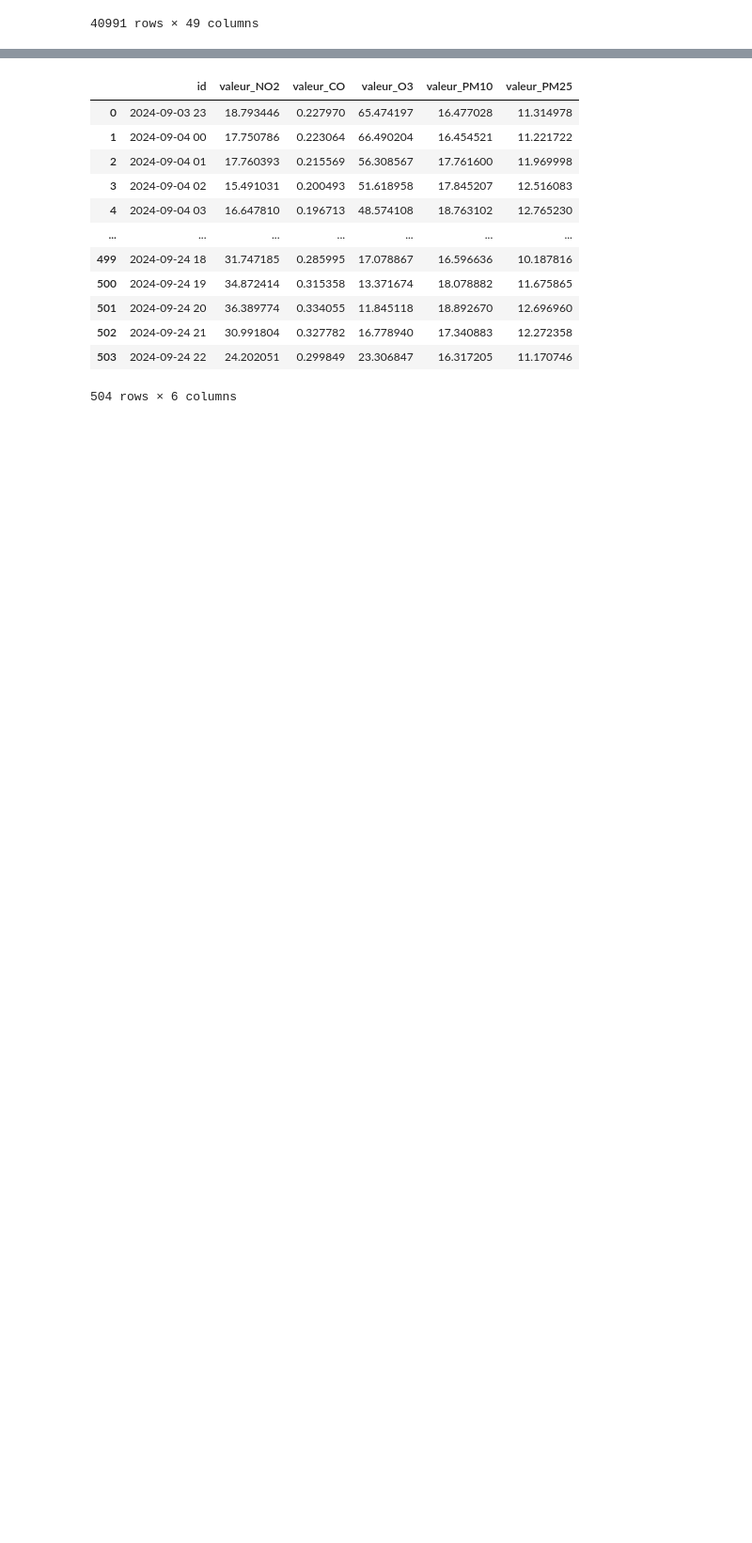
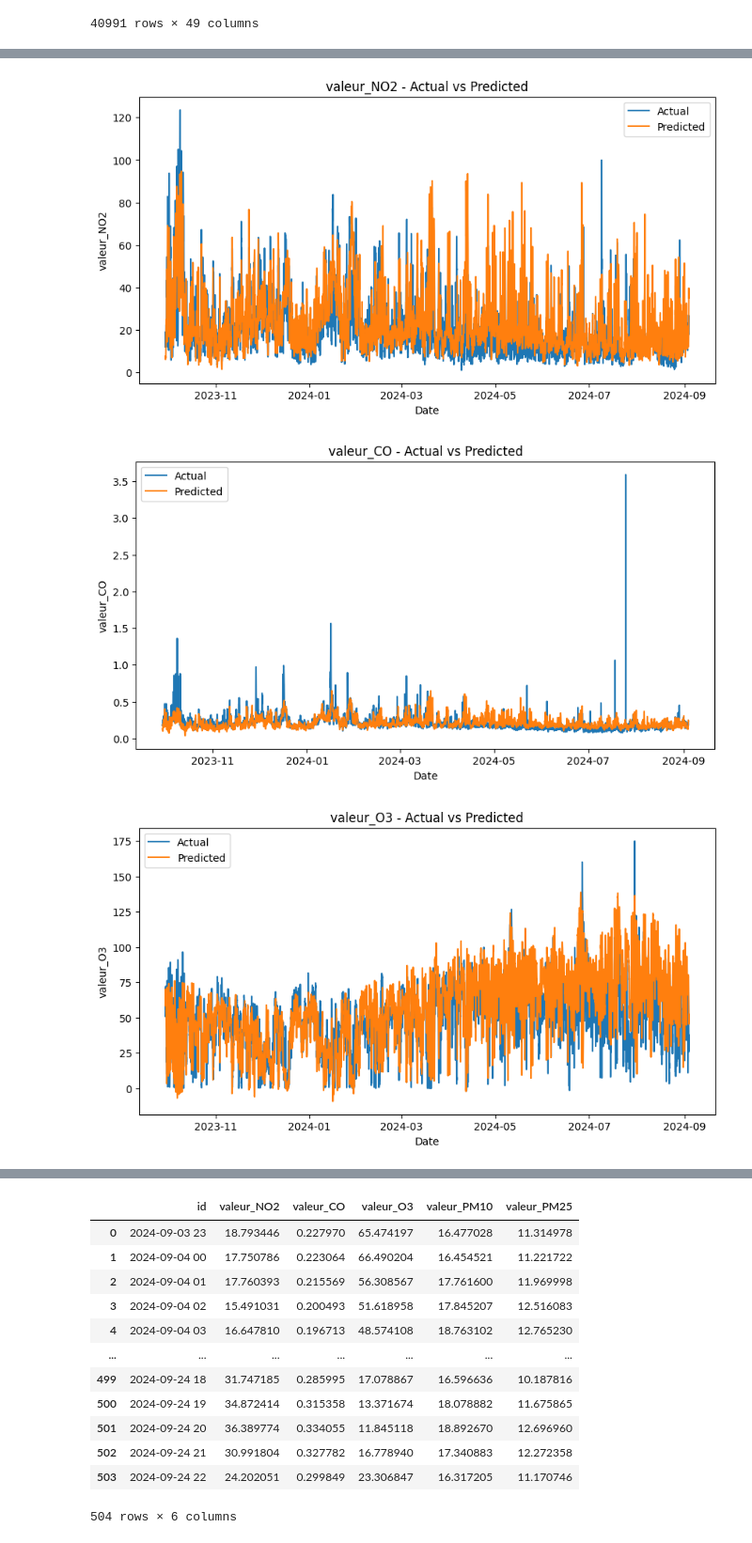
Before and after one commit to dorabijvoet/kaggle_air_quality_capgemini, a Jupyter notebook: notebooks/modeling_2.ipynb, the cells around one changed output, grey strips where cells are left out. Shown at 94% size. Saved outputs shown, nothing was run; the diff lists cells and outputs as text; code cells hidden in the pictures; blank space fills up the shorter version.

```diff
--- a/notebooks/modeling_2.ipynb
+++ b/notebooks/modeling_2.ipynb
@@ -232,0 +241,2 @@ for i, col in enumerate(target_columns):
+# %%
+feature_df = df.drop(columns=target_columns)
@@ -232,0 +389,12 @@ for i, col in enumerate(target_columns):
+# %%
+# Evaluation
+model.eval()
+test_loss = 0
+with torch.no_grad():
+    for x_batch, y_batch in test_loader:
+        x_batch, y_batch = x_batch.to("cuda"), y_batch.to("cuda")
+        outputs = model(x_batch)
+        loss = criterion(outputs, y_batch)
+        test_loss += loss.item() * x_batch.size(0)
+    test_loss /= len(test_loader.dataset)
+    print(f"Test Loss: {test_loss:.4f}")
@@ -232,0 +403,17 @@ for i, col in enumerate(target_columns):
+# %%
+# Example of making predictions (e.g., on test data)
+with torch.no_grad():
+    predictions = []
+    actuals = []
+    for x_batch, y_batch in test_loader:
+        x_batch = x_batch.to("cuda")
+        outputs = model(x_batch)
+        predictions.append(outputs.cpu().numpy())
+        actuals.append(y_batch.numpy())
+
+    predictions = np.concatenate(predictions, axis=0)
+    actuals = np.concatenate(actuals, axis=0)
+
+# Reverse the scaling for better interpretability if needed
+predictions = scaler_targets.inverse_transform(predictions)
+actuals = scaler_targets.inverse_transform(actuals)
@@ -232,0 +448,17 @@ for i, col in enumerate(target_columns):
+# %%
+# Extract the dates for the test dataset
+test_dates = df["date"].iloc[train_size + SEQ_LENGTH :]
+
+for i, col in enumerate(target_columns):
+    plt.figure(figsize=(10, 5))
+    plt.plot(test_dates, actuals[:, i], label="Actual")
+    plt.plot(test_dates, predictions[:, i], label="Predicted")
+    plt.title(f"{col} - Actual vs Predicted")
+    plt.xlabel("Date")
+    plt.ylabel(col)
+    plt.legend()
+    plt.show()
+# %% [output]
+[figure, added]
+[figure, added]
+[figure, added]
```
Also changed, not shown: parts of 21 cells of this notebook, 1 other file.
